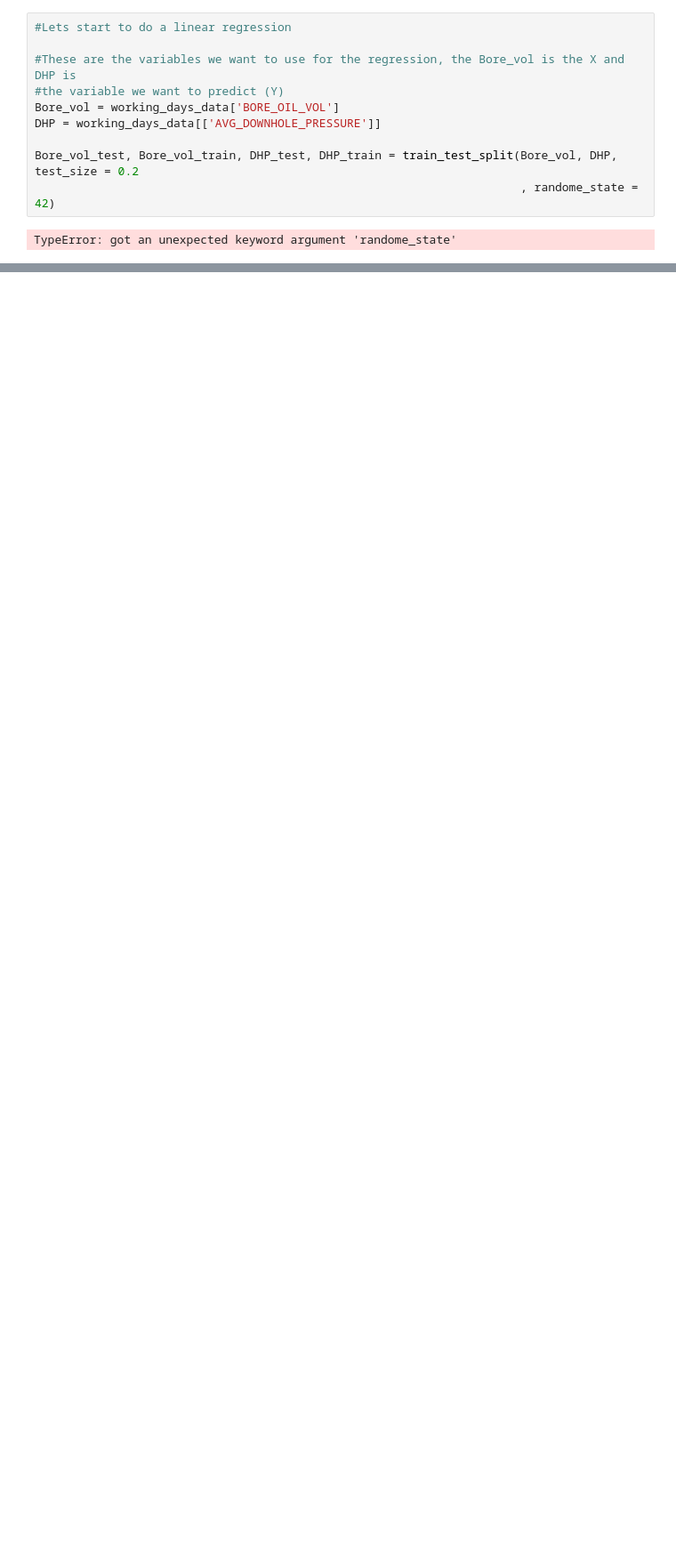
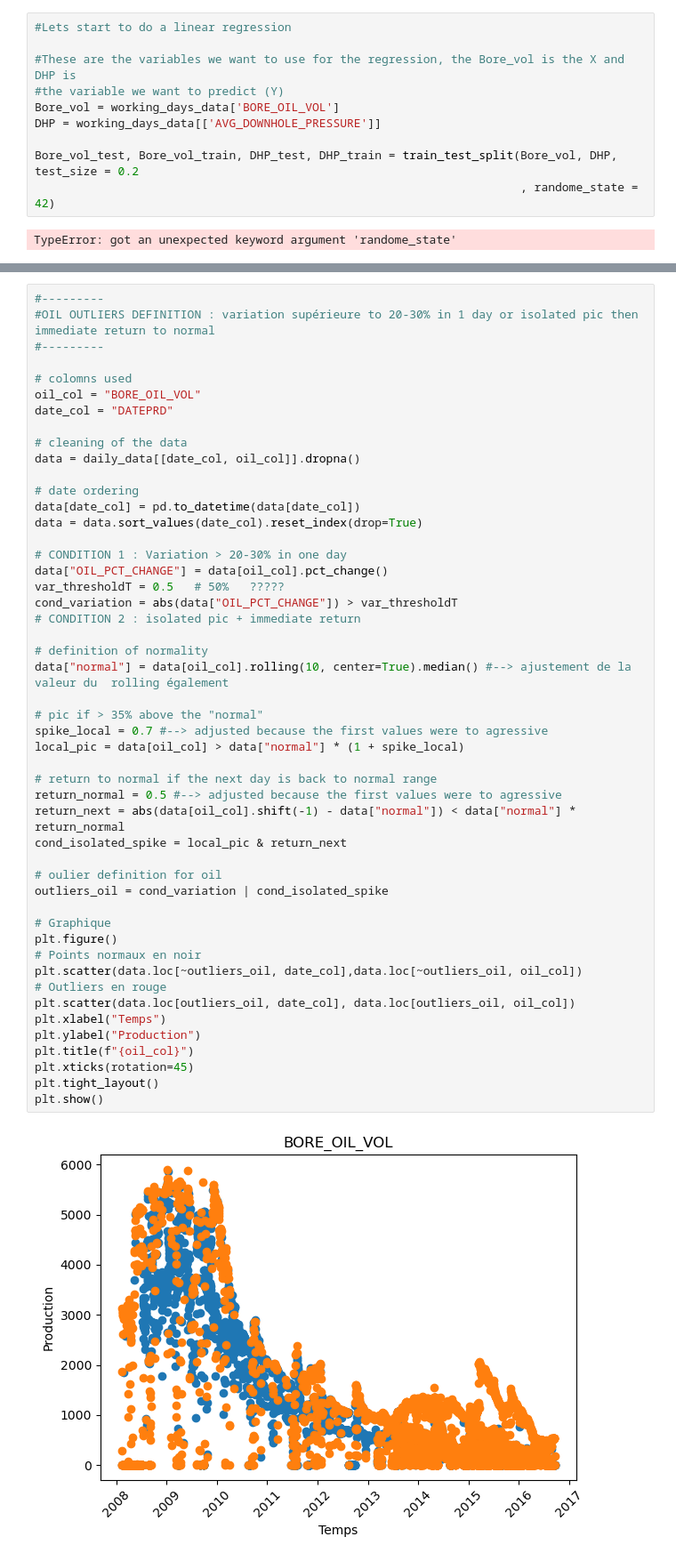
Before and after one commit to Lousiboupi/Machine-learning-project, a Jupyter notebook: 02_production_data_forecast_using_data_driven_approaches/Evolve_Equinor_ML.ipynb, the cells around one changed output, grey strips where cells are left out. Shown at 89% size. Drawn from its saved outputs; the diff is of its cells as text; blank space fills up the shorter version.

```diff
--- a/02_production_data_forecast_using_data_driven_approaches/Evolve_Equinor_ML.ipynb
+++ b/02_production_data_forecast_using_data_driven_approaches/Evolve_Equinor_ML.ipynb
@@ -449,0 +482,51 @@ Name: GOR, Length: 8008, dtype: float64
+# %%
+#---------
+#OIL OUTLIERS DEFINITION : variation supérieure to 20-30% in 1 day or isolated pic then immediate return to normal
+#---------
+
+# colomns used
+oil_col = "BORE_OIL_VOL"
+date_col = "DATEPRD"
+
+# cleaning of the data
+data = daily_data[[date_col, oil_col]].dropna()
+
+# date ordering
+data[date_col] = pd.to_datetime(data[date_col])
+data = data.sort_values(date_col).reset_index(drop=True)
+
+# CONDITION 1 : Variation > 20-30% in one day
+data["OIL_PCT_CHANGE"] = data[oil_col].pct_change()
+var_thresholdT = 0.5   # 50%   ?????
+cond_variation = abs(data["OIL_PCT_CHANGE"]) > var_thresholdT
+# CONDITION 2 : isolated pic + immediate return
+
+# definition of normality
+data["normal"] = data[oil_col].rolling(10, center=True).median() #--> ajustement de la valeur du  rolling également
+
+# pic if > 35% above the "normal"
+spike_local = 0.7 #--> adjusted because the first values were to agressive
+local_pic = data[oil_col] > data["normal"] * (1 + spike_local)
+
+# return to normal if the next day is back to normal range
+return_normal = 0.5 #--> adjusted because the first values were to agressive
+return_next = abs(data[oil_col].shift(-1) - data["normal"]) < data["normal"] * return_normal
+cond_isolated_spike = local_pic & return_next
+
+# oulier definition for oil
+outliers_oil = cond_variation | cond_isolated_spike
+
+# Graphique
+plt.figure()
+# Points normaux en noir
+plt.scatter(data.loc[~outliers_oil, date_col],data.loc[~outliers_oil, oil_col])
+# Outliers en rouge
+plt.scatter(data.loc[outliers_oil, date_col], data.loc[outliers_oil, oil_col])
+plt.xlabel("Temps")
+plt.ylabel("Production")
+plt.title(f"{oil_col}")
+plt.xticks(rotation=45)
+plt.tight_layout()
+plt.show()
+# %% [output]
+[figure, added]
```
Also changed, not shown: parts of 7 cells of this notebook.
